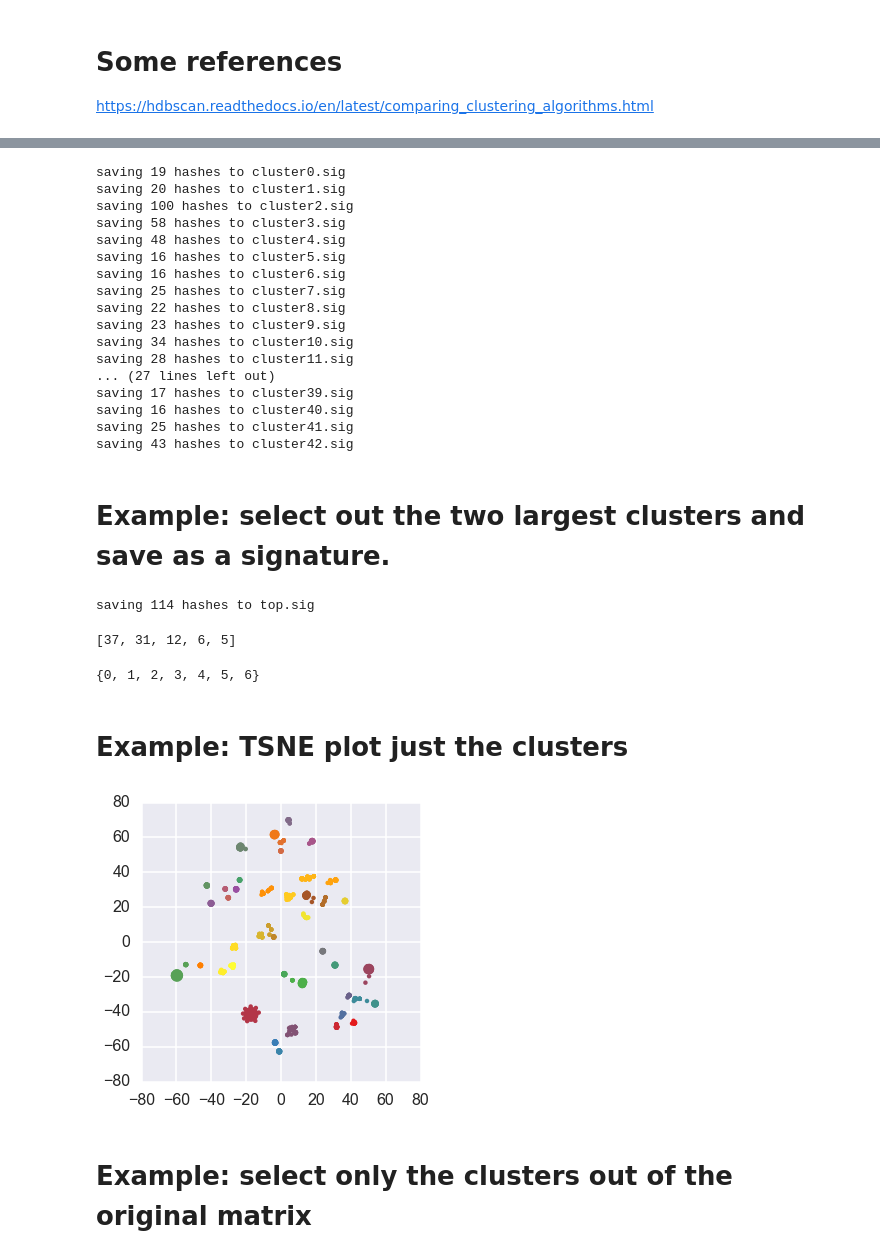
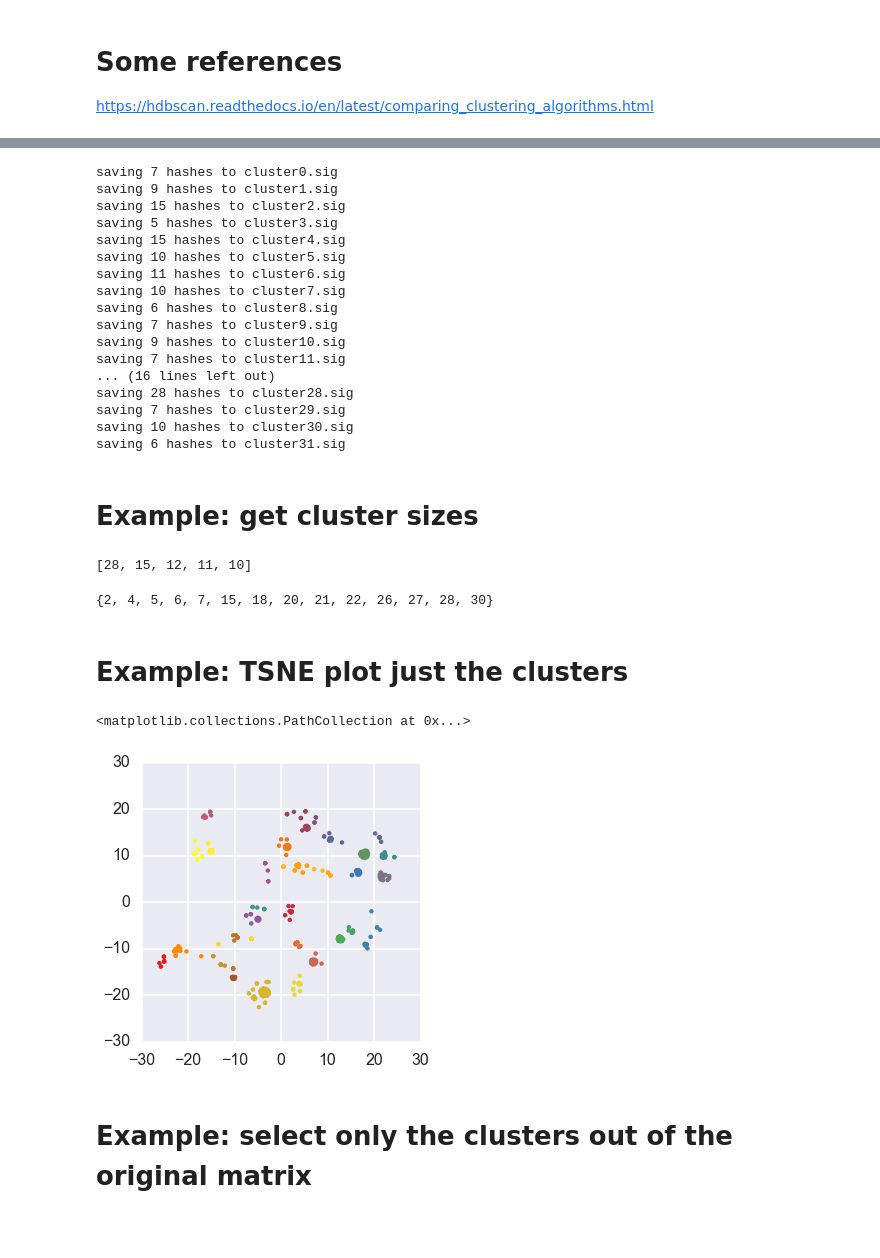
Before and after one commit to ctb/2017-sourmash-rarefy, a Jupyter notebook: cluster-association.ipynb, the cells around one changed output, grey strips where cells are left out. Drawn from its saved outputs; the diff is of its cells as text; code cells hidden in the pictures; blank space fills up the shorter version.

```diff
--- a/cluster-association.ipynb
+++ b/cluster-association.ipynb
@@ -55,6 +53,6 @@ def plot_clusters(data, algorithm, args, kwds):
     return labels
 
 # do a quick test run on a small subset
-subs2, subs2_labels = sourmash_lib.fig.load_matrix_and_labels('MS-q8.mat')
-cluster_labels = plot_clusters(subs2, hdbscan.HDBSCAN, (), {'min_cluster_size':15})
+subs2, subs2_labels = sourmash_lib.fig.load_matrix_and_labels('MS-subset.mat')
+cluster_labels = plot_clusters(subs2, hdbscan.HDBSCAN, (), {'min_cluster_size':5})
 # %% [output]
@@ -111,33 +109,25 @@ for cluster_id in set(subs2_df.cluster):
     df = subs2_df[subs2_df.cluster == cluster_id]
     save_signature('cluster{}.sig'.format(cluster_id), df, name='cluster{}'.format(cluster_id))
 # %% [output]
-saving 19 hashes to cluster0.sig
-saving 20 hashes to cluster1.sig
-saving 100 hashes to cluster2.sig
-saving 58 hashes to cluster3.sig
-saving 48 hashes to cluster4.sig
-saving 16 hashes to cluster5.sig
-saving 16 hashes to cluster6.sig
-saving 25 hashes to cluster7.sig
-saving 22 hashes to cluster8.sig
-saving 23 hashes to cluster9.sig
-saving 34 hashes to cluster10.sig
-saving 28 hashes to cluster11.sig
-... (27 lines left out)
-saving 17 hashes to cluster39.sig
-saving 16 hashes to cluster40.sig
-saving 25 hashes to cluster41.sig
-saving 43 hashes to cluster42.sig
+saving 7 hashes to cluster0.sig
+saving 9 hashes to cluster1.sig
+saving 15 hashes to cluster2.sig
+saving 5 hashes to cluster3.sig
+saving 15 hashes to cluster4.sig
+saving 10 hashes to cluster5.sig
+saving 11 hashes to cluster6.sig
+saving 10 hashes to cluster7.sig
+saving 6 hashes to cluster8.sig
+saving 7 hashes to cluster9.sig
+saving 9 hashes to cluster10.sig
+saving 7 hashes to cluster11.sig
+... (16 lines left out)
+saving 28 hashes to cluster28.sig
+saving 7 hashes to cluster29.sig
+saving 10 hashes to cluster30.sig
+saving 6 hashes to cluster31.sig
-# %% [markdown]
-# Example: select out the two largest clusters and save as a signature.
-# %%
-SELECT_TOP_N=5
-
-xx = list(sorted(set(subs2_df['cluster_size']), reverse=True))[:SELECT_TOP_N]
-toptwo = subs2_df[subs2_df.cluster_size.isin(xx)]
-save_signature('top.sig', toptwo, name='toptwo')
-# %% [output]
-saving 114 hashes to top.sig
+# %% [markdown]
+# Example: get cluster sizes
 # %%
 cluster_sizes = list(set(subs2_df.cluster_size))
 cluster_sizes.sort()
@@ -153,8 +143,8 @@ set(clusters)
 #    print(type(cluster_id), cluster_id)
 #    xx = subs2_df[subs2_df.cluster == cluster_id].hashval
 # %% [output]
-[37, 31, 12, 6, 5]
+[28, 15, 12, 11, 10]
-{0, 1, 2, 3, 4, 5, 6}
+{2, 4, 5, 6, 7, 15, 18, 20, 21, 22, 26, 27, 28, 30}
 # %% [markdown]
 # Example: TSNE plot just the clusters
 # %%
@@ -164,22 +154,23 @@ t = TSNE(n_components=2).fit_transform(subs2)
 # %%
 tsne_df=pd.DataFrame(t)
 tsne_df.columns=['t1','t2']
 
 subs2_tsne_df = subs2_df.join(tsne_df, how='inner')
 
 fig,ax=plt.subplots(1)
 fig.set_size_inches(5,5)
 cmap=pal.colorbrewer.qualitative.Set1_7.get_mpl_colormap()
 
 ax.scatter(subs2_tsne_df.t1, subs2_tsne_df.t2, c=subs2_tsne_df.cluster, cmap=cmap, lw=0)
 
-x = sourmash_lib.MinHash(0, 21, scaled=100000)
-x.add_many(map(int, subs2_tsne_df.hashval))
+#x = sourmash_lib.MinHash(0, 21, scaled=100000)
+#x.add_many(map(int, subs2_tsne_df.hashval))
 
-s = sourmash_lib.SourmashSignature(x)
-sourmash_lib.save_signatures([s], open('all-clusters.sig', 'wt'))
+#s = sourmash_lib.SourmashSignature(x)
+#sourmash_lib.save_signatures([s], open('all-clusters.sig', 'wt'))
 # %% [output]
+<matplotlib.collections.PathCollection at 0x...>
-[figure, old version]
+[figure, new version]
 # %% [markdown]
 # Example: select only the clusters out of the original matrix
 # %%
```
Also changed, not shown: parts of 4 cells of this notebook, 1 other file.
